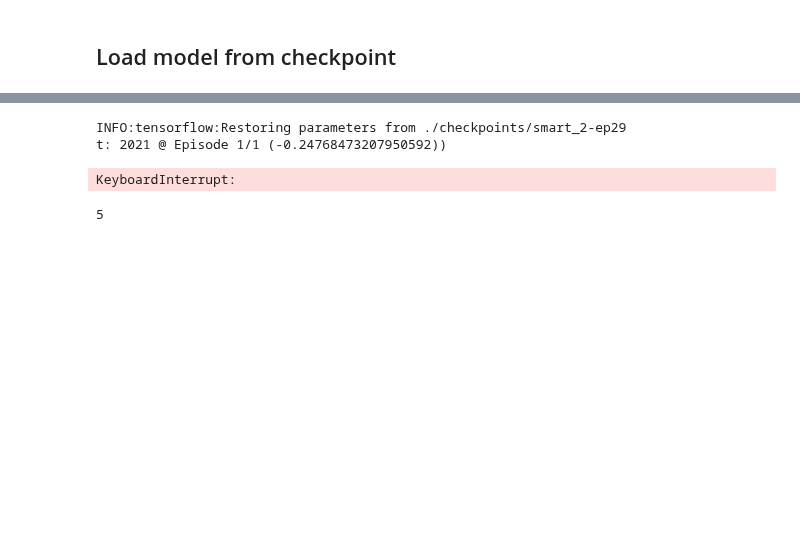
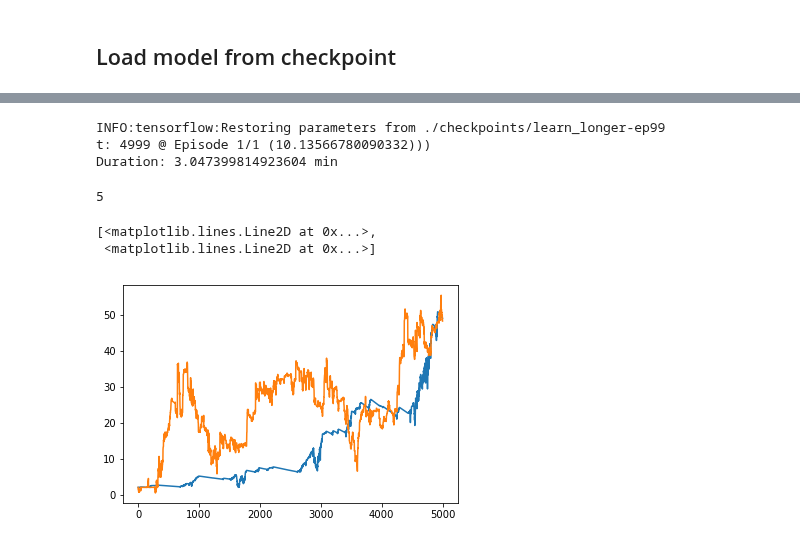
Before and after one commit to sertainly/intelligent_fund_via_RL, a Jupyter notebook: continue_training.ipynb, the cells around one changed output, grey strips where cells are left out. Saved outputs shown, nothing was run; the diff lists cells and outputs as text; code cells hidden in the pictures; blank space fills up the shorter version.

Commit message:
continued training, minor adjustments

```diff
--- a/continue_training.ipynb
+++ b/continue_training.ipynb
@@ -419,6 +434,6 @@ all_model_checkpoint_paths: "./checkpoints/smart_2-ep29"
 # %%
 # specify which checkpoint to load
-experiment_name = "smart_2-ep29"
+experiment_name = "learn_longer-ep99"
 
 num_episodes = 1
 
@@ -439,16 +454,22 @@ experiment_name += "_continued"
 with tf.Session() as sess:
 
     saver.restore(sess, checkpoint)
-
-    stats_continued, funds_wealth_all_episodes_continued = actor_critic(env, policy_estimator, value_estimator,
+    stats, funds_wealth_all_episodes, funds_return_all_ep, learning_fund_stats = actor_critic(env, policy_estimator, value_estimator,
                                                                       num_episodes=num_episodes, discount_factor=0.95)
 
 print("\nDuration: {} min".format((time.time() - start_time)/60))
 # %% [output]
-INFO:tensorflow:Restoring parameters from ./checkpoints/smart_2-ep29
-t: 2021 @ Episode 1/1 (-0.24768473207950592))
+INFO:tensorflow:Restoring parameters from ./checkpoints/learn_longer-ep99
+t: 4999 @ Episode 1/1 (10.13566780090332)))
+Duration: 3.047399814923604 min
-KeyboardInterrupt:
 # %%
 #len(funds_wealth_all_episodes)
 # %% [output]
 5
+# %%
+# wealth
+plt.plot(funds_wealth_all_episodes[0])
+# %% [output]
+[<matplotlib.lines.Line2D at 0x...>,
+ <matplotlib.lines.Line2D at 0x...>]
+[figure, added]
```
Also changed, not shown: parts of 3 cells of this notebook, 1 other file.
